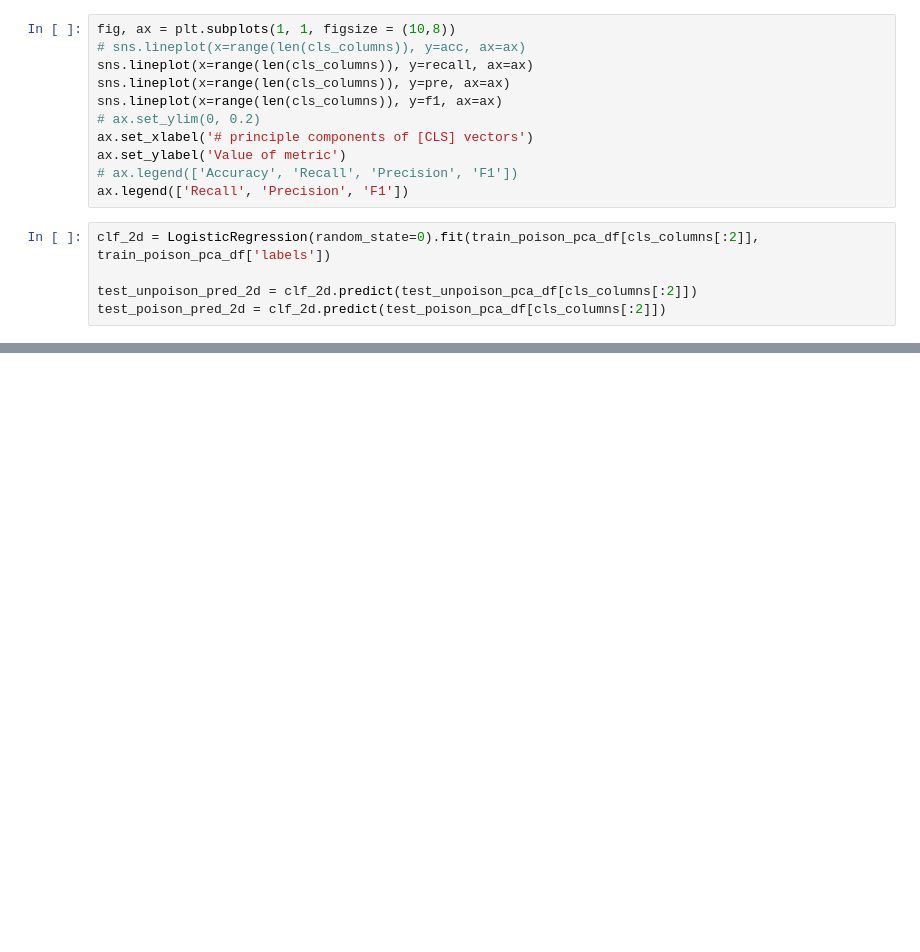
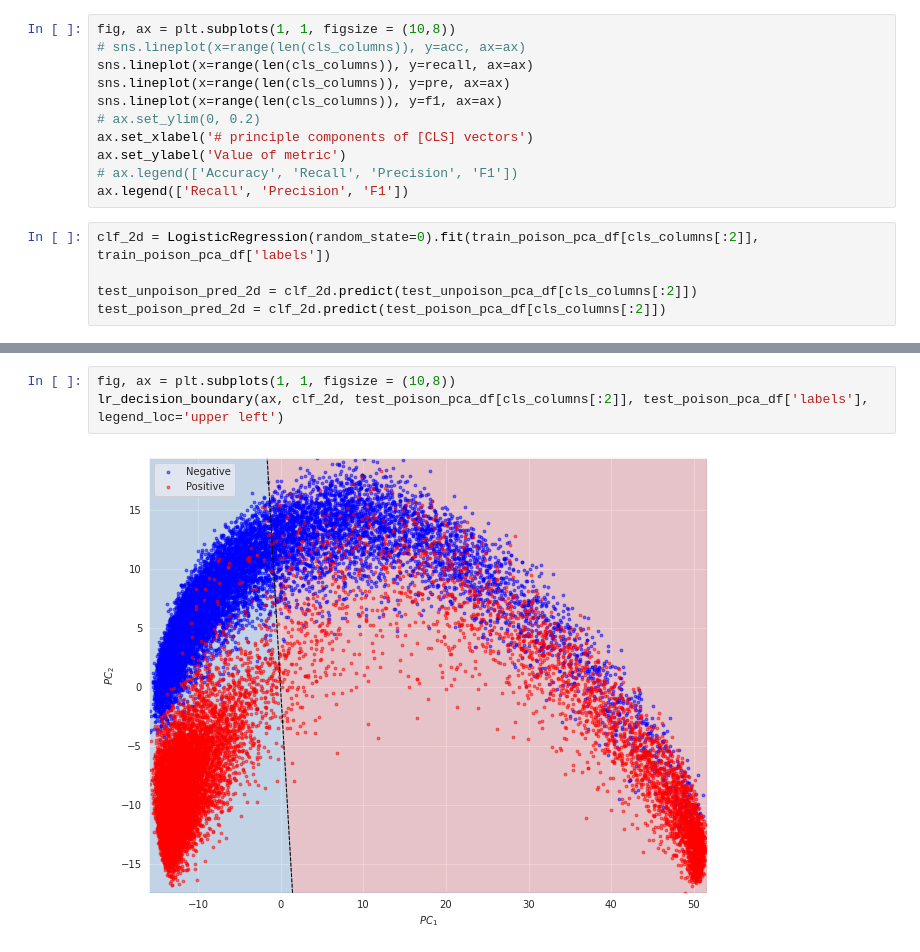
Before and after one commit to mmahbub/sentiment_analysis_dp, a Jupyter notebook: dev_nbs/poisoned_analysis.ipynb, the cells around one changed output, grey strips where cells are left out. Saved outputs shown, nothing was run; the diff lists cells and outputs as text; blank space fills up the shorter version.

```diff
--- a/dev_nbs/poisoned_analysis.ipynb
+++ b/dev_nbs/poisoned_analysis.ipynb
@@ -247,0 +353,5 @@ lr_decision_boundary(ax, clf_2d, test_poison_pca_df[cls_columns[:2]], test_poiso
+# %%
+fig, ax = plt.subplots(1, 1, figsize = (10,8))
+lr_decision_boundary(ax, clf_2d, test_poison_pca_df[cls_columns[:2]], test_poison_pca_df['labels'], legend_loc='upper left')
+# %% [output]
+[figure, added]
```
Also changed, not shown: parts of 11 cells of this notebook, 1 other file.
